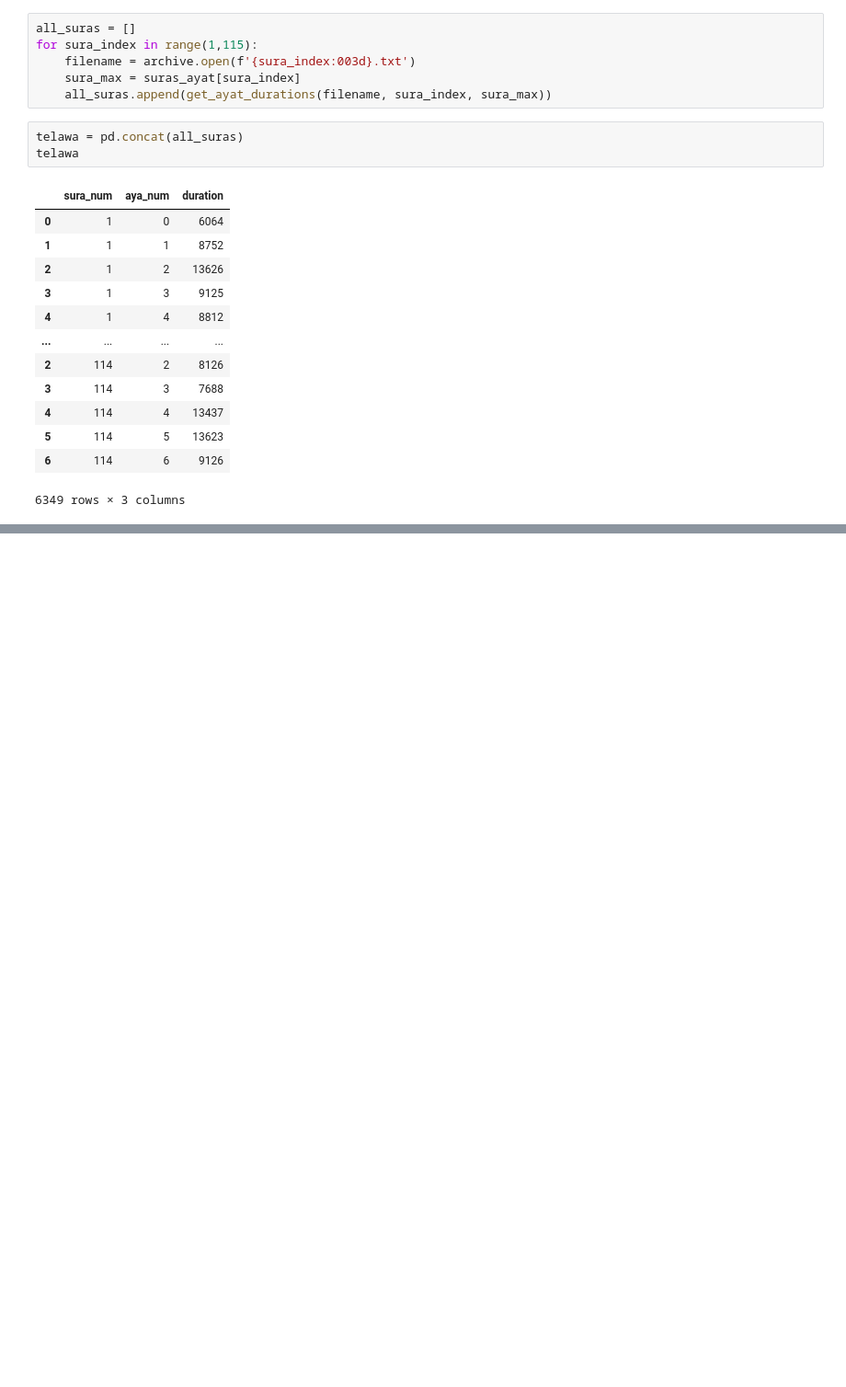
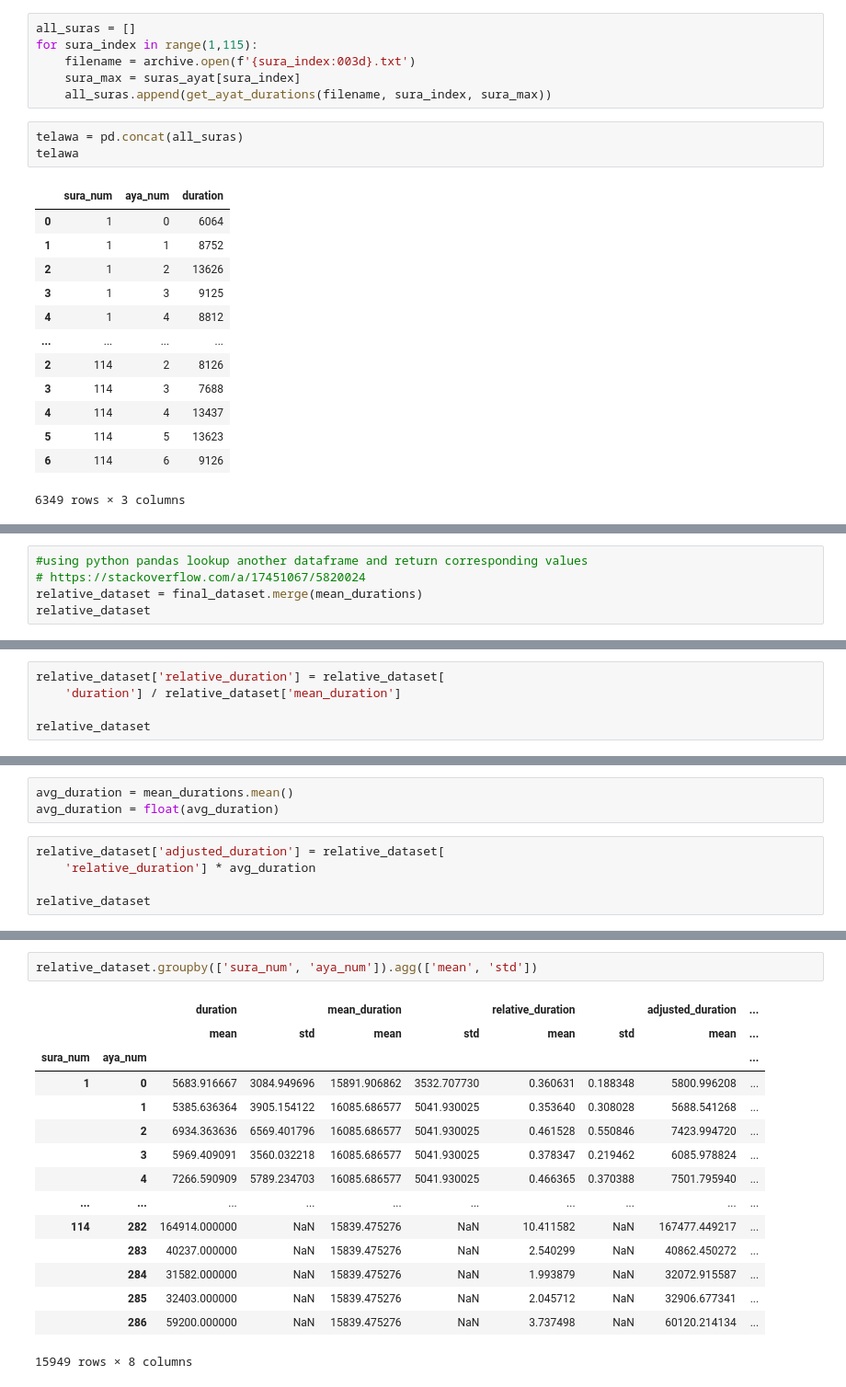
Before and after one commit to drnesr/QuranDataset, a Jupyter notebook: Code/DB_Qur_001.ipynb, the cells around one changed output, grey strips where cells are left out. Shown: that part at 92% size. Drawn from its saved outputs; the diff is of its cells as text; blank space fills up the shorter version.

```diff
--- a/Code/DB_Qur_001.ipynb
+++ b/Code/DB_Qur_001.ipynb
@@ -313,0 +417,5 @@ get_telawa_duration(verses_path, 'Abdul_Basit@Mujawwad.zip', suras_ayat)
+# %%
+#using python pandas lookup another dataframe and return corresponding values
+# https://stackoverflow.com/a/17451067/5820024
+relative_dataset = final_dataset.merge(mean_durations)
+relative_dataset
@@ -313,0 +436,5 @@ get_telawa_duration(verses_path, 'Abdul_Basit@Mujawwad.zip', suras_ayat)
+# %%
+relative_dataset['relative_duration'] = relative_dataset[
+    'duration'] / relative_dataset['mean_duration']
+
+relative_dataset
@@ -313,0 +455,8 @@ get_telawa_duration(verses_path, 'Abdul_Basit@Mujawwad.zip', suras_ayat)
+# %%
+avg_duration = mean_durations.mean()
+avg_duration = float(avg_duration)
+# %%
+relative_dataset['adjusted_duration'] = relative_dataset[
+    'relative_duration'] * avg_duration
+
+relative_dataset
@@ -313,0 +477,18 @@ get_telawa_duration(verses_path, 'Abdul_Basit@Mujawwad.zip', suras_ayat)
+# %%
+relative_dataset.groupby(['sura_num', 'aya_num']).agg(['mean', 'std'])
+# %% [output]
+|  |  | duration |  | mean_duration |  | relative_duration |  | adjusted_duration | ... |
+|  |  | mean | std | mean | std | mean | std | mean | ... |
+| sura_num | aya_num |  |  |  |  |  |  |  | ... |
+| 1 | 0 | 5683.916667 | 3084.949696 | 15891.906862 | 3532.707730 | 0.360631 | 0.188348 | 5800.996208 | ... |
+|  | 1 | 5385.636364 | 3905.154122 | 16085.686577 | 5041.930025 | 0.353640 | 0.308028 | 5688.541268 | ... |
+|  | 2 | 6934.363636 | 6569.401796 | 16085.686577 | 5041.930025 | 0.461528 | 0.550846 | 7423.994720 | ... |
+|  | 3 | 5969.409091 | 3560.032218 | 16085.686577 | 5041.930025 | 0.378347 | 0.219462 | 6085.978824 | ... |
+|  | 4 | 7266.590909 | 5789.234703 | 16085.686577 | 5041.930025 | 0.466365 | 0.370388 | 7501.795940 | ... |
+| ... | ... | ... | ... | ... | ... | ... | ... | ... | ... |
+| 114 | 282 | 164914.000000 | NaN | 15839.475276 | NaN | 10.411582 | NaN | 167477.449217 | ... |
+|  | 283 | 40237.000000 | NaN | 15839.475276 | NaN | 2.540299 | NaN | 40862.450272 | ... |
+|  | 284 | 31582.000000 | NaN | 15839.475276 | NaN | 1.993879 | NaN | 32072.915587 | ... |
+|  | 285 | 32403.000000 | NaN | 15839.475276 | NaN | 2.045712 | NaN | 32906.677341 | ... |
+|  | 286 | 59200.000000 | NaN | 15839.475276 | NaN | 3.737498 | NaN | 60120.214134 | ... |
+15949 rows × 8 columns
```
Also changed, not shown: parts of 16 cells of this notebook, 8 other files.
